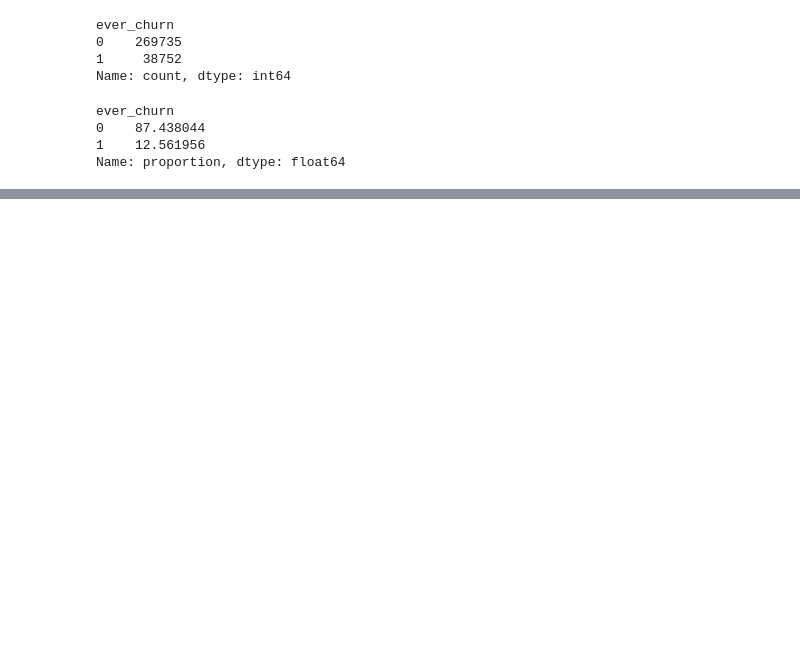
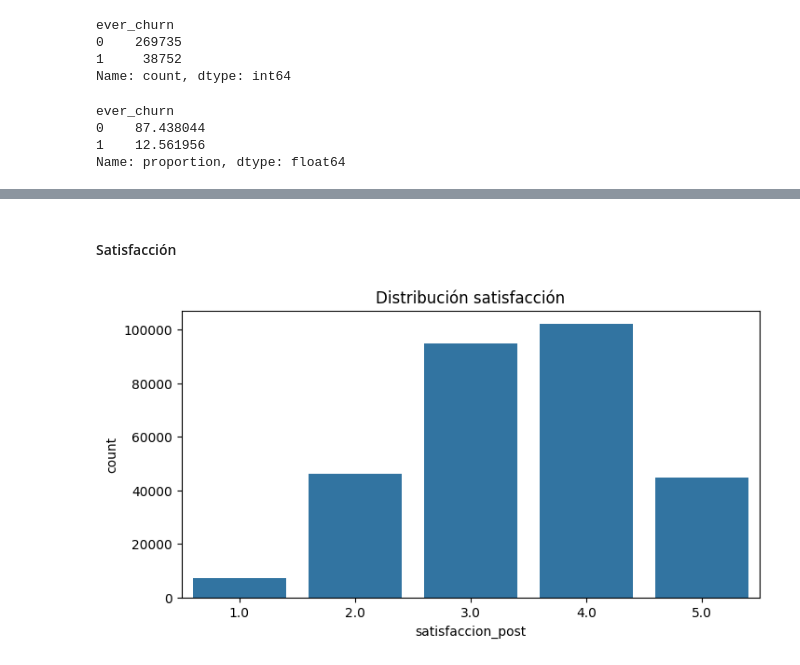
Before and after one commit to cunatpablo-afk/UCV-Churn, a Jupyter notebook: notebooks/EDA_Interacciones_soporte.ipynb, the cells around one changed output, grey strips where cells are left out. Drawn from its saved outputs; the diff is of its cells as text; code cells hidden in the pictures; blank space fills up the shorter version.

```diff
--- a/notebooks/EDA_Interacciones_soporte.ipynb
+++ b/notebooks/EDA_Interacciones_soporte.ipynb
@@ -160,0 +585,15 @@ Name: proportion, dtype: float64
+# %% [markdown]
+#### Satisfacción
+# %%
+plt.figure(figsize=(8,4))
+
+sns.countplot(
+    data=soporte_churn,
+    x='satisfaccion_post'
+)
+
+plt.title('Distribución satisfacción')
+
+plt.show()
+# %% [output]
+[figure, added]
```
Also changed, not shown: parts of 72 cells of this notebook.
